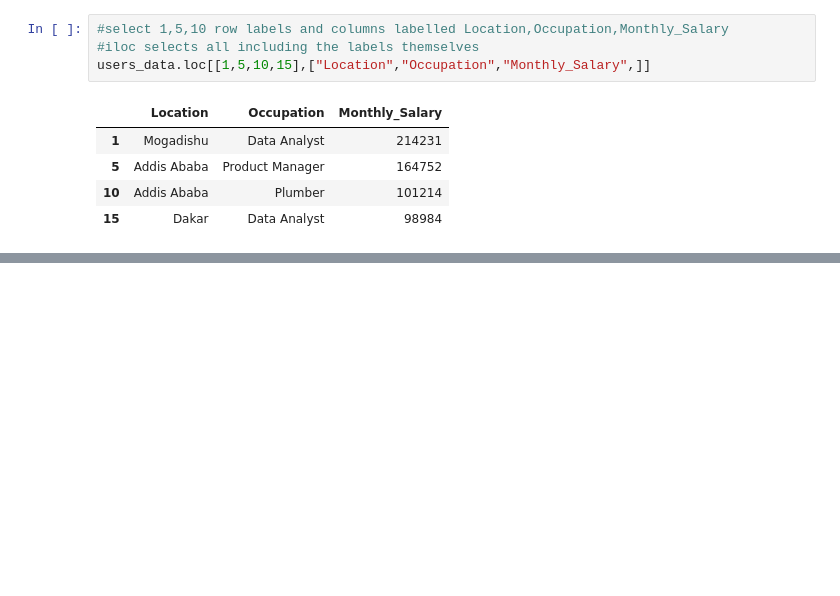
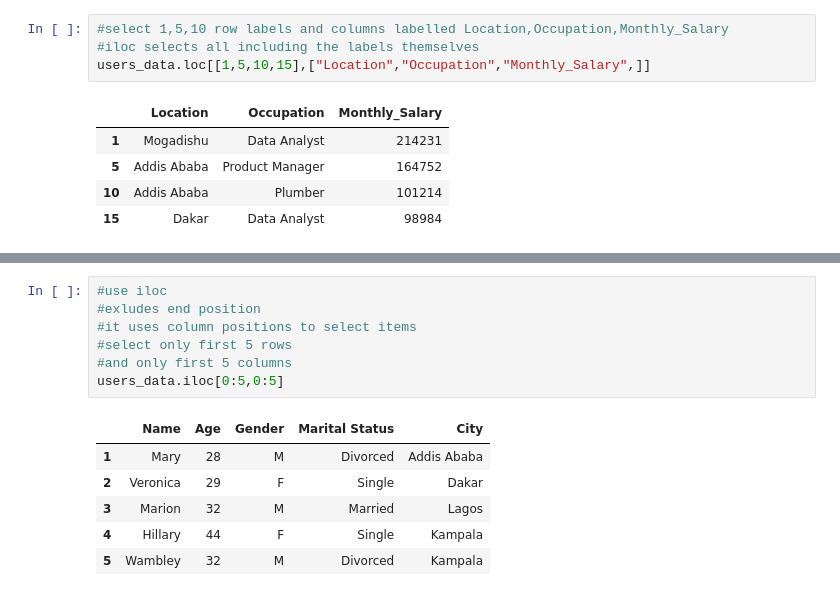
Before and after one commit to Majok-Bol/users_data, a Jupyter notebook: users_data_analytics.ipynb, the cells around one changed output, grey strips where cells are left out. Drawn from its saved outputs; the diff is of its cells as text; blank space fills up the shorter version.

```diff
--- a/users_data_analytics.ipynb
+++ b/users_data_analytics.ipynb
@@ -444,0 +495,14 @@ users_data.iloc[[0,3,6],[0,6]]
+# %%
+#use iloc
+#exludes end position
+#it uses column positions to select items
+#select only first 5 rows
+#and only first 5 columns
+users_data.iloc[0:5,0:5]
+# %% [output]
+|  | Name | Age | Gender | Marital Status | City |
+| 1 | Mary | 28 | M | Divorced | Addis Ababa |
+| 2 | Veronica | 29 | F | Single | Dakar |
+| 3 | Marion | 32 | M | Married | Lagos |
+| 4 | Hillary | 44 | F | Single | Kampala |
+| 5 | Wambley | 32 | M | Divorced | Kampala |
```
Also changed, not shown: parts of 4 cells of this notebook.
